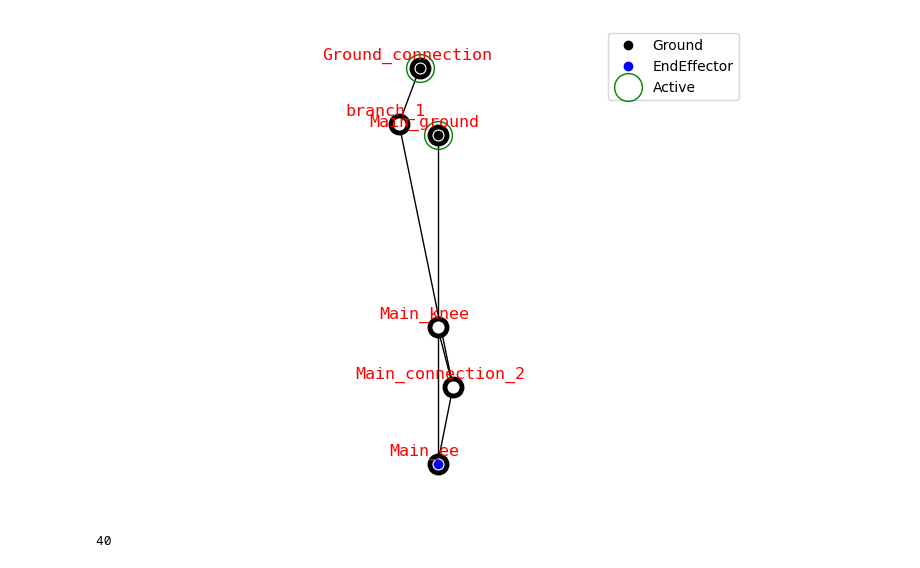
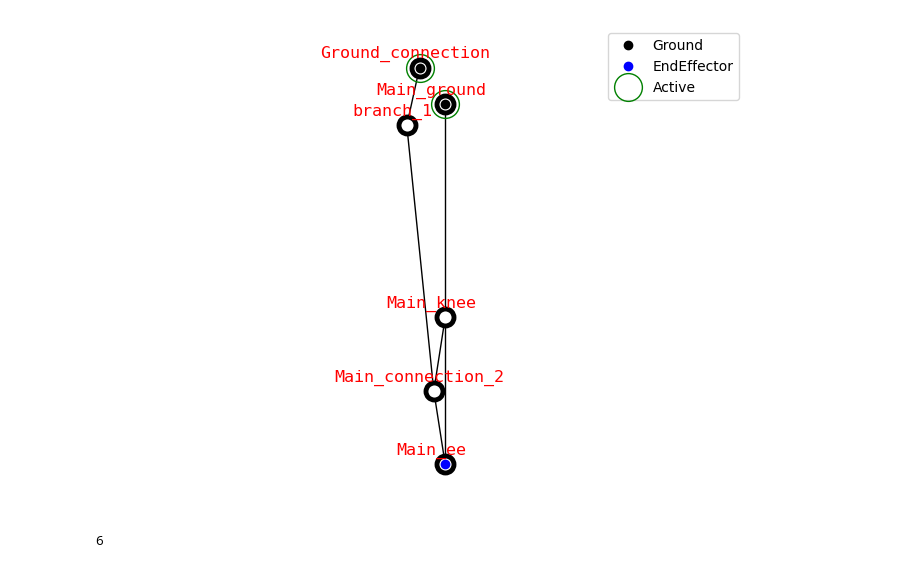
Before and after one commit to LicAiBeerLab/auto-robotics-design, a Jupyter notebook: apps/optimize/one_mech_analysis.ipynb, the cells around one changed output. Saved outputs shown, nothing was run; the diff lists cells and outputs as text; code cells hidden in the pictures.

```diff
--- a/apps/optimize/one_mech_analysis.ipynb
+++ b/apps/optimize/one_mech_analysis.ipynb
@@ -71,19 +71,20 @@ res = optimizer.run()
 # %%
 F = res.F
 approx_ideal = F.min(axis=0)
 approx_nadir = F.max(axis=0)
 nF = (F - approx_ideal) / (approx_nadir - approx_ideal)
-weights = np.array([0.4, 0.6])
+weights = np.array([0.5, 0.5])
 
 decomp = ASF()
 b = decomp.do(nF, 1/weights).argmin()
-best_x = res.X[1]
+best_x = res.X[b]
 graph = problem.graph_manager.get_graph(best_x)
 draw_joint_point(graph)
 plt.savefig(os.path.join(selected_directory, f'weights_04_06'))
 # %% [output]
-[figure, old version]
+[figure, new version]
-# %%
-len(F)
-# %% [output]
-40
+# %%
+workspace_trajectory = problem.soft_constrain.points
+len(workspace_trajectory)
+# %% [output]
+6
```
Also changed, not shown: parts of 10 cells of this notebook, 1 other file.
